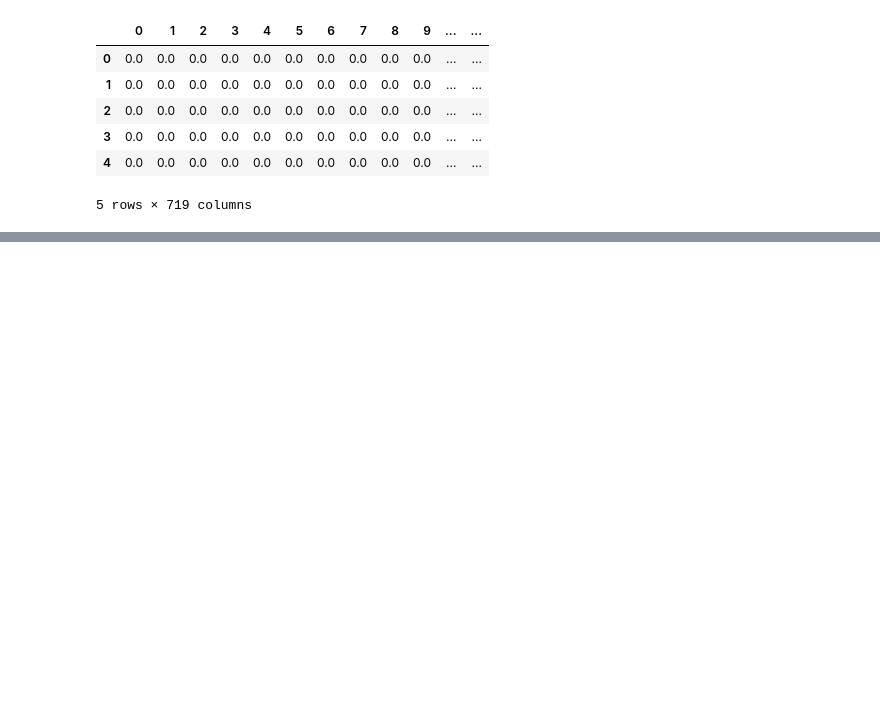
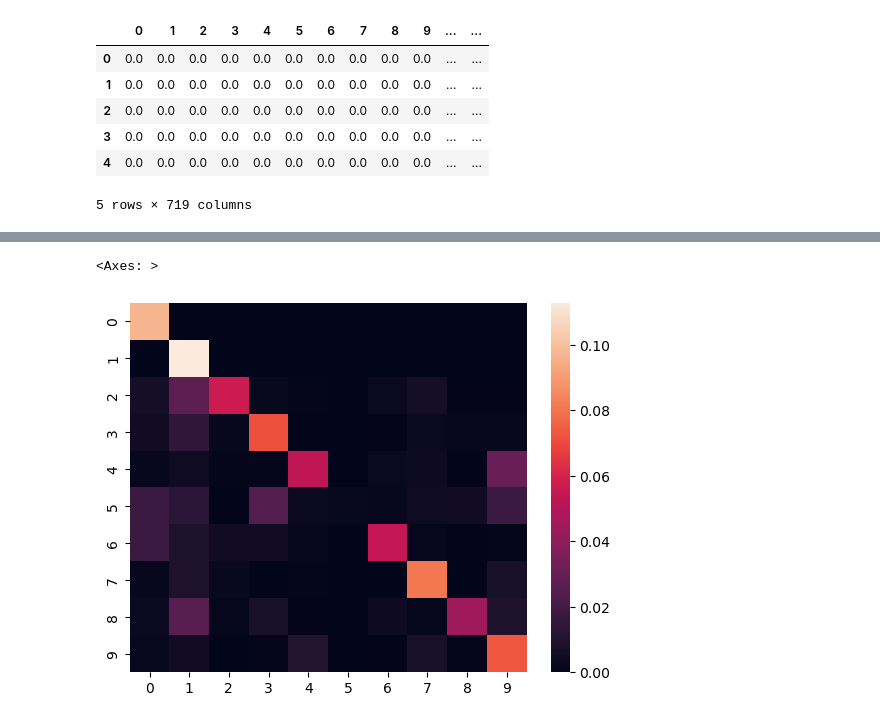
Before and after one commit to Nopenop/ml-assignment-2, a Jupyter notebook: main.ipynb, the cells around one changed output, grey strips where cells are left out. Drawn from its saved outputs; the diff is of its cells as text; code cells hidden in the pictures; blank space fills up the shorter version.

```diff
--- a/main.ipynb
+++ b/main.ipynb
@@ -165,0 +190,10 @@ X.head()
+# %%
+X_train = X[:60000]
+X_test = X[60000:70000]
+y_train = y[:60000]
+y_test = y[60000:70000]
+# %%
+from sklearn.ensemble import RandomForestClassifier
+
+clf = RandomForestClassifier(max_depth=2, random_state=0)
+clf.fit(X_test, y_test)
@@ -165,0 +208,6 @@ X.head()
+# %%
+y_pred = clf.predict(X_test)
+# %%
+from sklearn.metrics import confusion_matrix
+
+cm = pd.DataFrame(confusion_matrix(y_test, y_pred, normalize='all'))
@@ -165,0 +234,6 @@ X.head()
+# %%
+import seaborn as sns
+sns.heatmap(cm)
+# %% [output]
+<Axes: >
+[figure, added]
```
Also changed, not shown: parts of 17 cells of this notebook.
